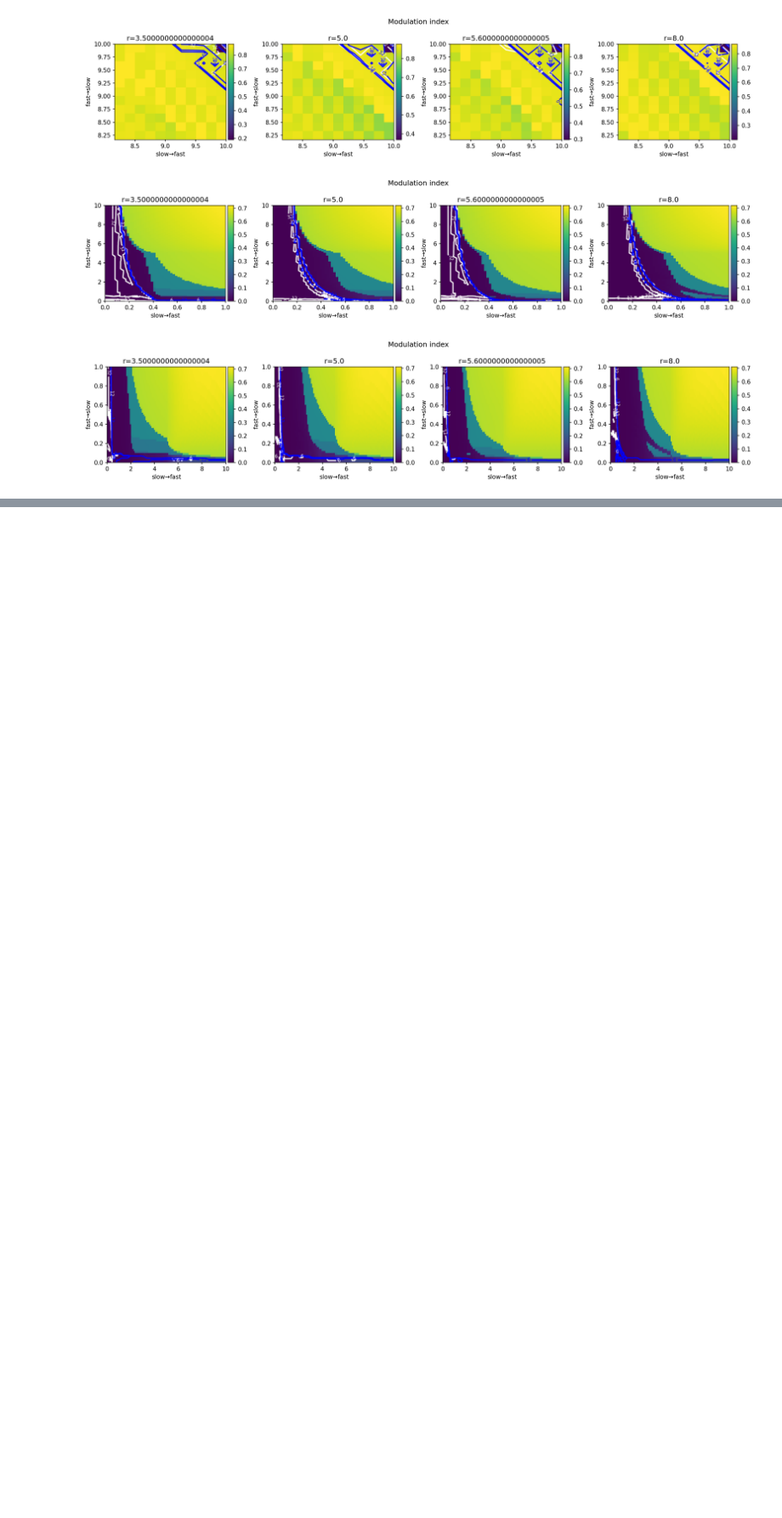
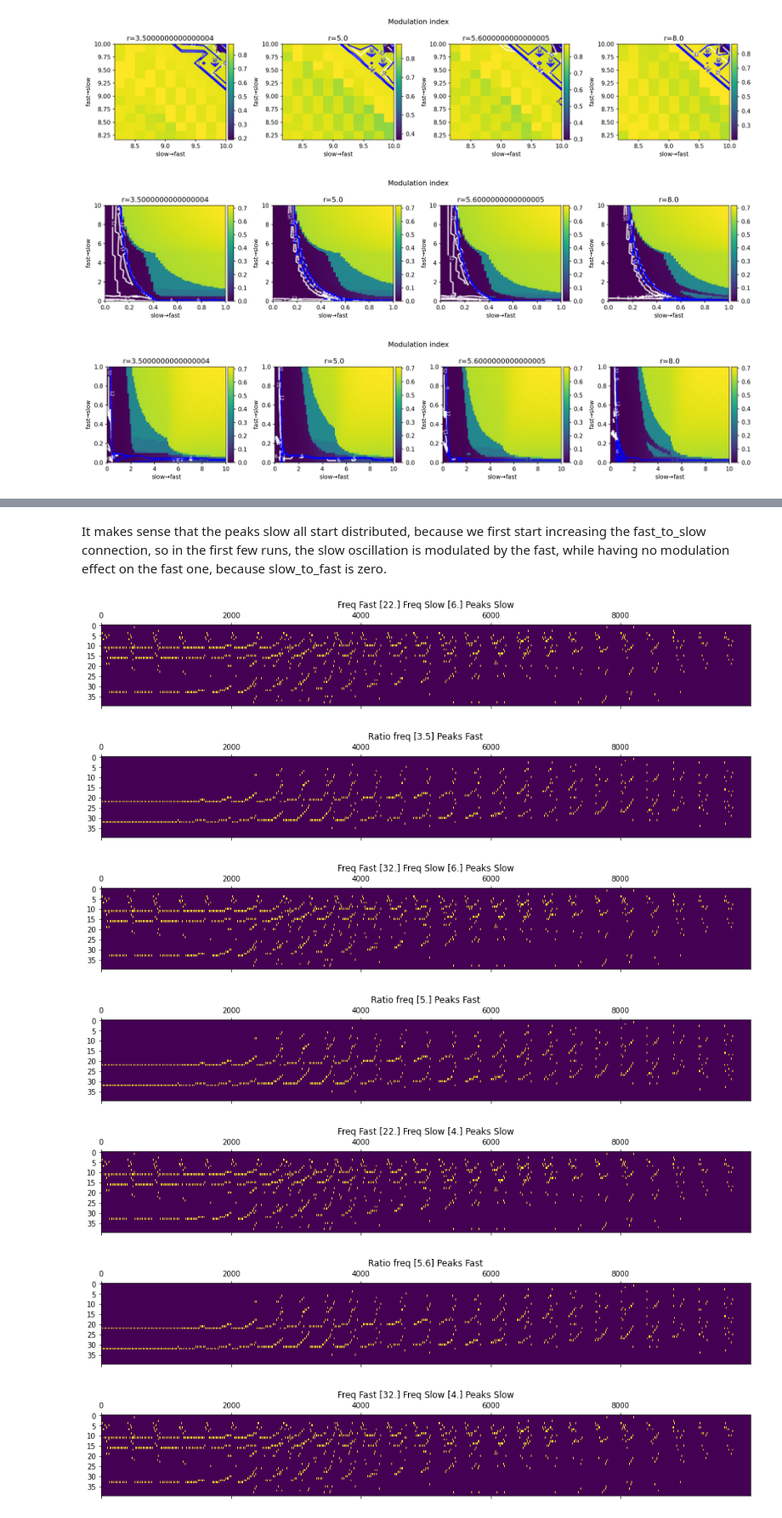
Before and after one commit to jajcayn/Hopf_CFC_analysis, a Jupyter notebook: high_resolution_conn_analysis.ipynb, the cells around one changed output, grey strips where cells are left out. Shown at 85% size. Saved outputs shown, nothing was run; the diff lists cells and outputs as text; code cells hidden in the pictures; blank space fills up the shorter version.

```diff
--- a/high_resolution_conn_analysis.ipynb
+++ b/high_resolution_conn_analysis.ipynb
@@ -323,0 +335,30 @@ search.dfResults.groupby(by = "ratio_freq")
+# %%
+gb = search.dfResults.groupby('ratio_freq')
+df1,df2,df3,df4 = [gb.get_group(x) for x in gb.groups]
+groups = [df1,df2,df3,df4]
+# %% [markdown]
+It makes sense that the peaks slow all start distributed, because we first start increasing the fast_to_slow connection, so in the first few runs, the slow oscillation is modulated by the fast, while having no modulation effect on the fast one, because slow_to_fast is zero.
+# %%
+for group in range(len(gb)):
+    df_temp = groups[group]
+    peaks_slow_mat = np.zeros((len(df_temp),40))
+    peaks_fast_mat = np.zeros((len(df_temp),40))
+    for i in range(len(df_temp)):
+        ps = search.dfResults.peaks_freq_slow[i]
+        peaks_slow_mat[i,ps] = 1
+        pf = search.dfResults.peaks_freq_fast[i]
+        peaks_fast_mat[i,pf] = 1
+    plt.matshow(peaks_slow_mat.T,aspect="auto")
+    plt.title(f"Freq Fast {np.round(1000*np.unique(df_temp.frequency_fast/(2*np.pi)))} Freq Slow {np.round(1000*np.unique(df_temp.frequency_slow)/(2*np.pi))} Peaks Slow")
+    plt.show()
+    plt.matshow(peaks_fast_mat.T,aspect="auto")
+    plt.title(f"Ratio freq {np.unique(df_temp.ratio_freq)} Peaks Fast")
+    plt.show()
+# %% [output]
+[figure, added]
+[figure, added]
+[figure, added]
+[figure, added]
+[figure, added]
+[figure, added]
+[figure, added]
```
Also changed, not shown: parts of 17 cells of this notebook, 1 other file.
